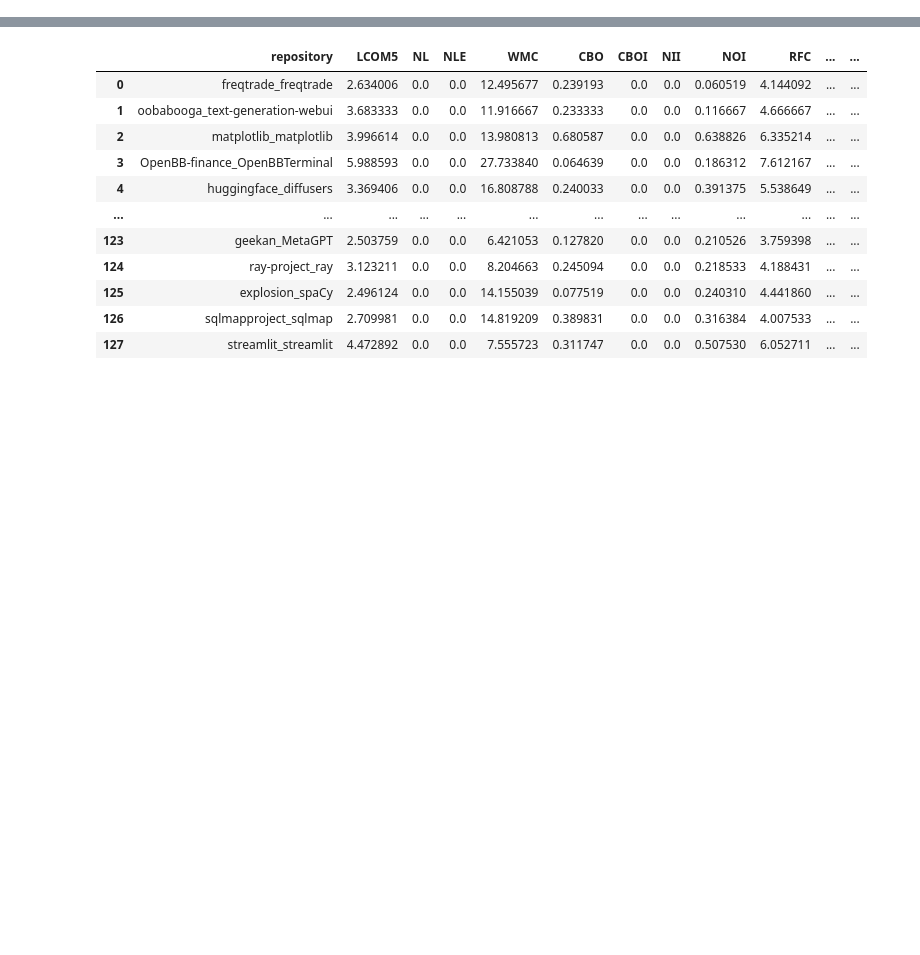
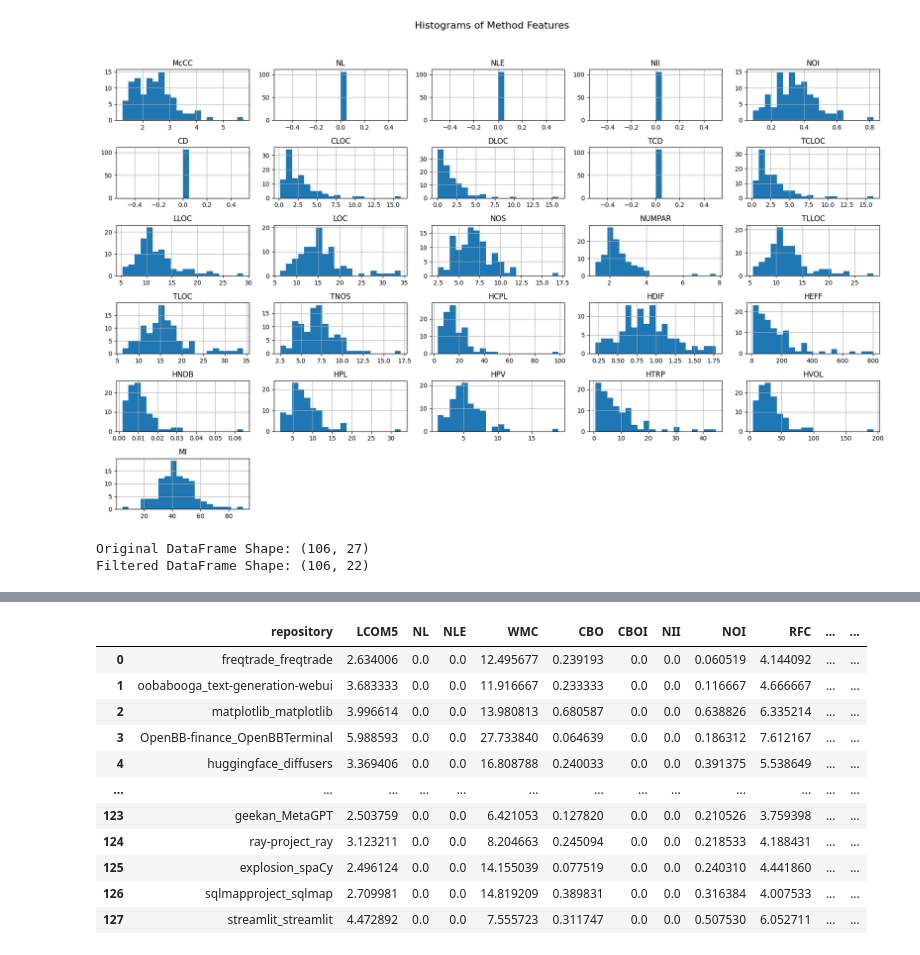
Before and after one commit to simply-pleb/software-metrics-selection, a Jupyter notebook: notebooks/prepare-data.ipynb, the cells around one changed output, grey strips where cells are left out. Drawn from its saved outputs; the diff is of its cells as text; code cells hidden in the pictures; blank space fills up the shorter version.

```diff
--- a/notebooks/prepare-data.ipynb
+++ b/notebooks/prepare-data.ipynb
@@ -4,0 +66,3 @@ import seaborn as sns
+# %%
+df_method_full = pd.read_csv("../data/method_metrics_all.csv")
+df_method_full
@@ -4,0 +83,15 @@ import seaborn as sns
+# %%
+# df_method_full.hist(bins=20, figsize=(18, 12))
+# plt.suptitle("Histograms of Method Features", fontsize=16)  # Title for method features
+# plt.tight_layout(rect=[0, 0.03, 1, 0.95])  # Adjust layout
+# plt.tight_layout()
+# plt.show()
+
+plot_histogram(df_method_full, "Histograms of Method Features")
+# %% [output]
+[figure, added]
+# %%
+df_method_filtered = remove_columns(df_method_full)
+# %% [output]
+Original DataFrame Shape: (106, 27)
+Filtered DataFrame Shape: (106, 22)
```
Also changed, not shown: parts of 20 cells of this notebook, 32 other files.
